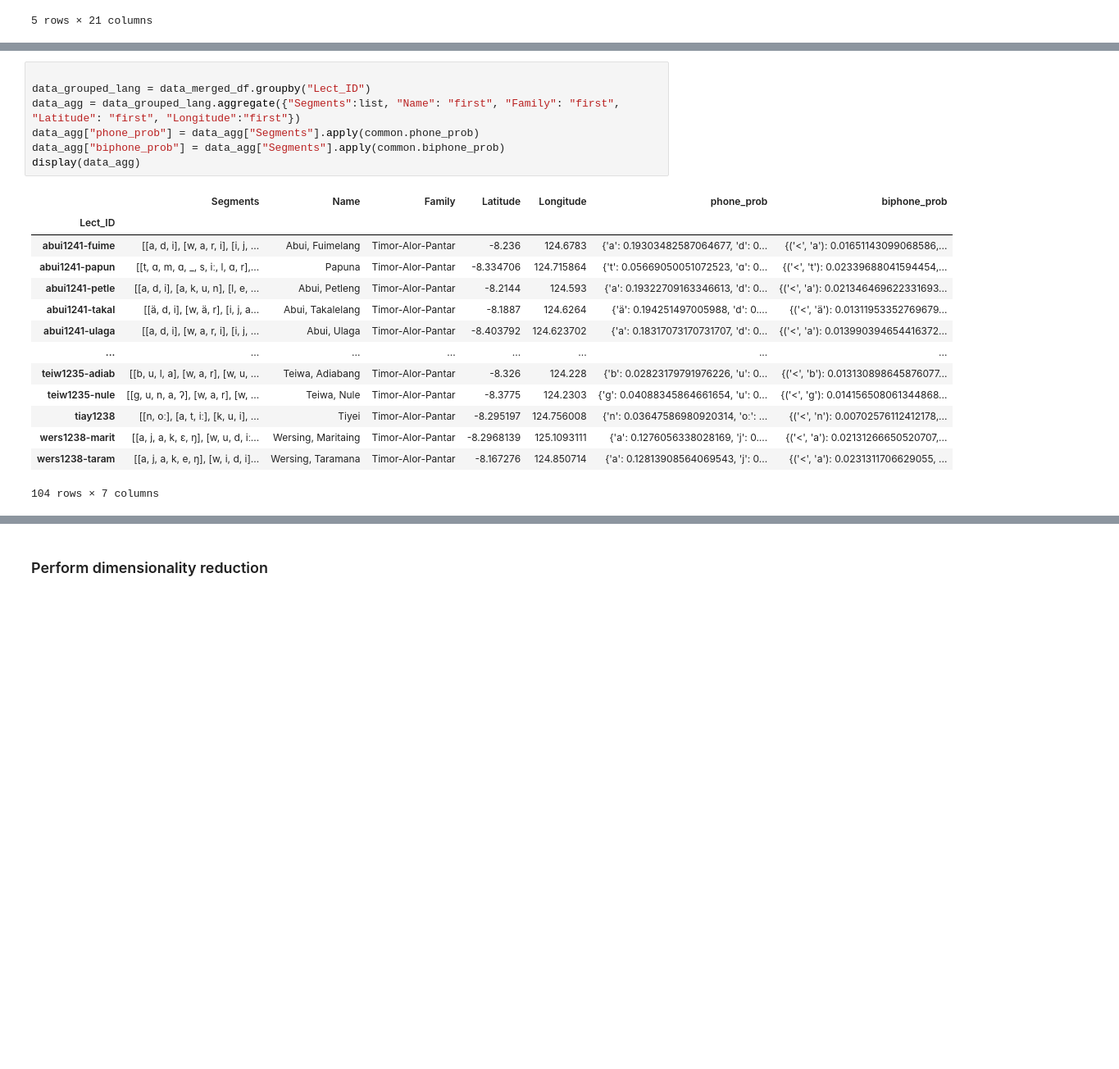
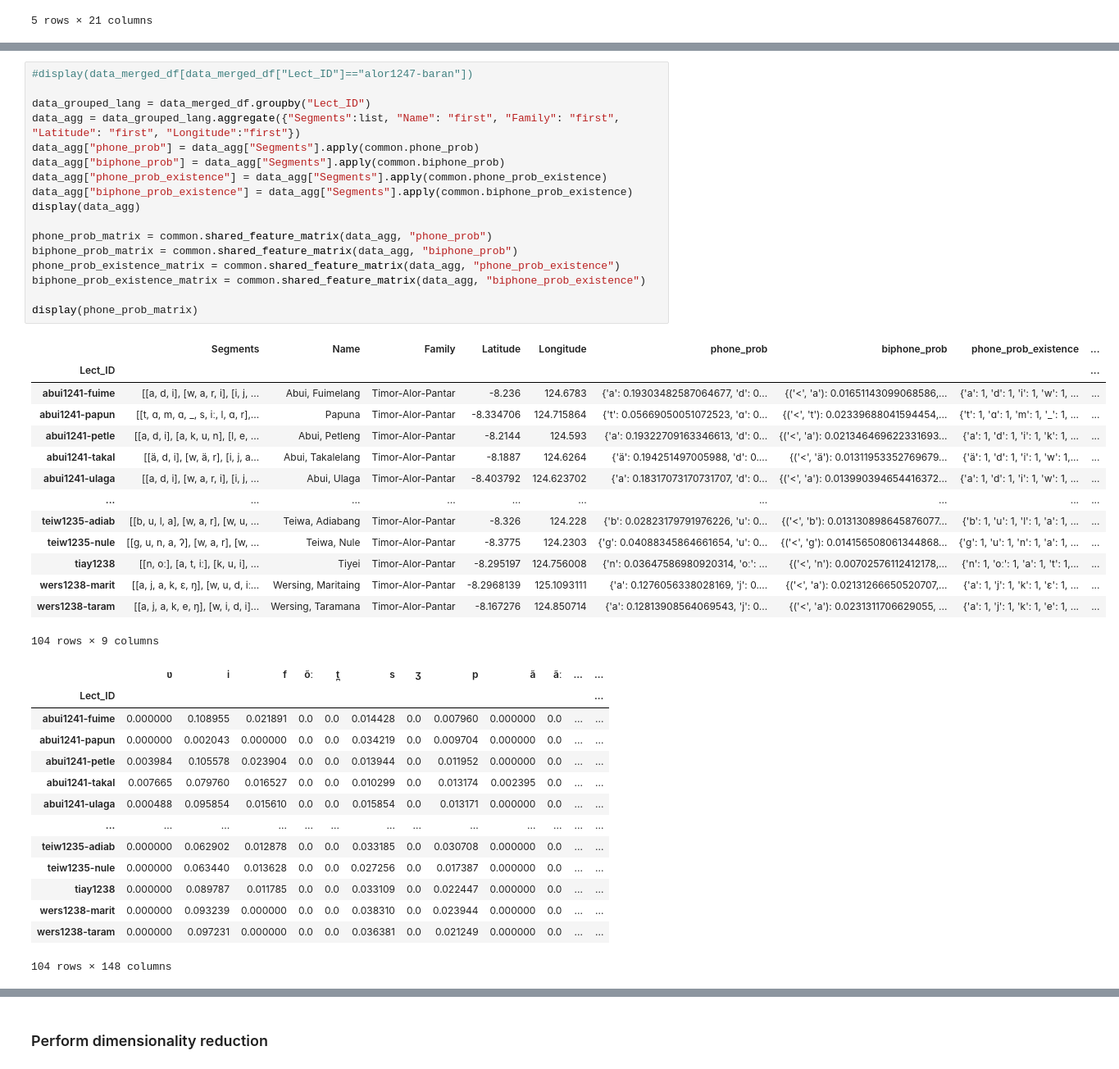
Before and after one commit to peterdekker/agents-intergenerational, a Jupyter notebook: data/compare_phonology.ipynb, the cells around one changed output, grey strips where cells are left out. Shown at 82% size. Saved outputs shown, nothing was run; the diff lists cells and outputs as text; blank space fills up the shorter version.

```diff
--- a/data/compare_phonology.ipynb
+++ b/data/compare_phonology.ipynb
@@ -60,22 +60,46 @@ display(data_merged_df.head())
 # %%
+#display(data_merged_df[data_merged_df["Lect_ID"]=="alor1247-baran"])
 
 data_grouped_lang = data_merged_df.groupby("Lect_ID")
 data_agg = data_grouped_lang.aggregate({"Segments":list, "Name": "first", "Family": "first", "Latitude": "first", "Longitude":"first"})
 data_agg["phone_prob"] = data_agg["Segments"].apply(common.phone_prob)
 data_agg["biphone_prob"] = data_agg["Segments"].apply(common.biphone_prob)
+data_agg["phone_prob_existence"] = data_agg["Segments"].apply(common.phone_prob_existence)
+data_agg["biphone_prob_existence"] = data_agg["Segments"].apply(common.biphone_prob_existence)
 display(data_agg)
+
+phone_prob_matrix = common.shared_feature_matrix(data_agg, "phone_prob")
+biphone_prob_matrix = common.shared_feature_matrix(data_agg, "biphone_prob")
+phone_prob_existence_matrix = common.shared_feature_matrix(data_agg, "phone_prob_existence")
+biphone_prob_existence_matrix = common.shared_feature_matrix(data_agg, "biphone_prob_existence")
+
+display(phone_prob_matrix)
 # %% [output]
-|  | Segments | Name | Family | Latitude | Longitude | phone_prob | biphone_prob |
-| Lect_ID |  |  |  |  |  |  |  |
-| abui1241-fuime | [[a, d, i], [w, a, r, i], [i, j, ... | Abui, Fuimelang | Timor-Alor-Pantar | -8.236 | 124.6783 | {'a': 0.19303482587064677, 'd': 0... | {('<', 'a'): 0.01651143099068586,... |
-| abui1241-papun | [[t, ɑ, m, ɑ, _, s, iː, l, ɑ, r],... | Papuna | Timor-Alor-Pantar | -8.334706 | 124.715864 | {'t': 0.05669050051072523, 'ɑ': 0... | {('<', 't'): 0.02339688041594454,... |
-| abui1241-petle | [[a, d, i], [a, k, u, n], [l, e, ... | Abui, Petleng | Timor-Alor-Pantar | -8.2144 | 124.593 | {'a': 0.19322709163346613, 'd': 0... | {('<', 'a'): 0.021346469622331693... |
-| abui1241-takal | [[ä, d, i], [w, ä, r], [i, j, a... | Abui, Takalelang | Timor-Alor-Pantar | -8.1887 | 124.6264 | {'ä': 0.194251497005988, 'd': 0.... | {('<', 'ä'): 0.01311953352769679... |
-| abui1241-ulaga | [[a, d, i], [w, a, r, i], [i, j, ... | Abui, Ulaga | Timor-Alor-Pantar | -8.403792 | 124.623702 | {'a': 0.18317073170731707, 'd': 0... | {('<', 'a'): 0.013990394654416372... |
-| ... | ... | ... | ... | ... | ... | ... | ... |
-| teiw1235-adiab | [[b, u, l, a], [w, a, r], [w, u, ... | Teiwa, Adiabang | Timor-Alor-Pantar | -8.326 | 124.228 | {'b': 0.02823179791976226, 'u': 0... | {('<', 'b'): 0.013130898645876077... |
-| teiw1235-nule | [[g, u, n, a, ʔ], [w, a, r], [w, ... | Teiwa, Nule | Timor-Alor-Pantar | -8.3775 | 124.2303 | {'g': 0.04088345864661654, 'u': 0... | {('<', 'g'): 0.014156508061344868... |
-| tiay1238 | [[n, oː], [a, t, iː], [k, u, i], ... | Tiyei | Timor-Alor-Pantar | -8.295197 | 124.756008 | {'n': 0.03647586980920314, 'oː': ... | {('<', 'n'): 0.00702576112412178,... |
-| wers1238-marit | [[a, j, a, k, ɛ, ŋ], [w, u, d, iː... | Wersing, Maritaing | Timor-Alor-Pantar | -8.2968139 | 125.1093111 | {'a': 0.1276056338028169, 'j': 0.... | {('<', 'a'): 0.02131266650520707,... |
-| wers1238-taram | [[a, j, a, k, e, ŋ], [w, i, d, i]... | Wersing, Taramana | Timor-Alor-Pantar | -8.167276 | 124.850714 | {'a': 0.12813908564069543, 'j': 0... | {('<', 'a'): 0.0231311706629055, ... |
+|  | Segments | Name | Family | Latitude | Longitude | phone_prob | biphone_prob | phone_prob_existence | ... |
+| Lect_ID |  |  |  |  |  |  |  |  | ... |
+| abui1241-fuime | [[a, d, i], [w, a, r, i], [i, j, ... | Abui, Fuimelang | Timor-Alor-Pantar | -8.236 | 124.6783 | {'a': 0.19303482587064677, 'd': 0... | {('<', 'a'): 0.01651143099068586,... | {'a': 1, 'd': 1, 'i': 1, 'w': 1, ... | ... |
+| abui1241-papun | [[t, ɑ, m, ɑ, _, s, iː, l, ɑ, r],... | Papuna | Timor-Alor-Pantar | -8.334706 | 124.715864 | {'t': 0.05669050051072523, 'ɑ': 0... | {('<', 't'): 0.02339688041594454,... | {'t': 1, 'ɑ': 1, 'm': 1, '_': 1, ... | ... |
+| abui1241-petle | [[a, d, i], [a, k, u, n], [l, e, ... | Abui, Petleng | Timor-Alor-Pantar | -8.2144 | 124.593 | {'a': 0.19322709163346613, 'd': 0... | {('<', 'a'): 0.021346469622331693... | {'a': 1, 'd': 1, 'i': 1, 'k': 1, ... | ... |
+| abui1241-takal | [[ä, d, i], [w, ä, r], [i, j, a... | Abui, Takalelang | Timor-Alor-Pantar | -8.1887 | 124.6264 | {'ä': 0.194251497005988, 'd': 0.... | {('<', 'ä'): 0.01311953352769679... | {'ä': 1, 'd': 1, 'i': 1, 'w': 1,... | ... |
+| abui1241-ulaga | [[a, d, i], [w, a, r, i], [i, j, ... | Abui, Ulaga | Timor-Alor-Pantar | -8.403792 | 124.623702 | {'a': 0.18317073170731707, 'd': 0... | {('<', 'a'): 0.013990394654416372... | {'a': 1, 'd': 1, 'i': 1, 'w': 1, ... | ... |
+| ... | ... | ... | ... | ... | ... | ... | ... | ... | ... |
+| teiw1235-adiab | [[b, u, l, a], [w, a, r], [w, u, ... | Teiwa, Adiabang | Timor-Alor-Pantar | -8.326 | 124.228 | {'b': 0.02823179791976226, 'u': 0... | {('<', 'b'): 0.013130898645876077... | {'b': 1, 'u': 1, 'l': 1, 'a': 1, ... | ... |
+| teiw1235-nule | [[g, u, n, a, ʔ], [w, a, r], [w, ... | Teiwa, Nule | Timor-Alor-Pantar | -8.3775 | 124.2303 | {'g': 0.04088345864661654, 'u': 0... | {('<', 'g'): 0.014156508061344868... | {'g': 1, 'u': 1, 'n': 1, 'a': 1, ... | ... |
+| tiay1238 | [[n, oː], [a, t, iː], [k, u, i], ... | Tiyei | Timor-Alor-Pantar | -8.295197 | 124.756008 | {'n': 0.03647586980920314, 'oː': ... | {('<', 'n'): 0.00702576112412178,... | {'n': 1, 'oː': 1, 'a': 1, 't': 1,... | ... |
+| wers1238-marit | [[a, j, a, k, ɛ, ŋ], [w, u, d, iː... | Wersing, Maritaing | Timor-Alor-Pantar | -8.2968139 | 125.1093111 | {'a': 0.1276056338028169, 'j': 0.... | {('<', 'a'): 0.02131266650520707,... | {'a': 1, 'j': 1, 'k': 1, 'ɛ': 1, ... | ... |
+| wers1238-taram | [[a, j, a, k, e, ŋ], [w, i, d, i]... | Wersing, Taramana | Timor-Alor-Pantar | -8.167276 | 124.850714 | {'a': 0.12813908564069543, 'j': 0... | {('<', 'a'): 0.0231311706629055, ... | {'a': 1, 'j': 1, 'k': 1, 'e': 1, ... | ... |
-104 rows × 7 columns
+104 rows × 9 columns
+|  | ʋ | i | f | õː | t̪ | s | ʒ | p | ã | ãː | ... | ... |
+| Lect_ID |  |  |  |  |  |  |  |  |  |  |  | ... |
+| abui1241-fuime | 0.000000 | 0.108955 | 0.021891 | 0.0 | 0.0 | 0.014428 | 0.0 | 0.007960 | 0.000000 | 0.0 | ... | ... |
+| abui1241-papun | 0.000000 | 0.002043 | 0.000000 | 0.0 | 0.0 | 0.034219 | 0.0 | 0.009704 | 0.000000 | 0.0 | ... | ... |
+| abui1241-petle | 0.003984 | 0.105578 | 0.023904 | 0.0 | 0.0 | 0.013944 | 0.0 | 0.011952 | 0.000000 | 0.0 | ... | ... |
+| abui1241-takal | 0.007665 | 0.079760 | 0.016527 | 0.0 | 0.0 | 0.010299 | 0.0 | 0.013174 | 0.002395 | 0.0 | ... | ... |
+| abui1241-ulaga | 0.000488 | 0.095854 | 0.015610 | 0.0 | 0.0 | 0.015854 | 0.0 | 0.013171 | 0.000000 | 0.0 | ... | ... |
+| ... | ... | ... | ... | ... | ... | ... | ... | ... | ... | ... | ... | ... |
+| teiw1235-adiab | 0.000000 | 0.062902 | 0.012878 | 0.0 | 0.0 | 0.033185 | 0.0 | 0.030708 | 0.000000 | 0.0 | ... | ... |
+| teiw1235-nule | 0.000000 | 0.063440 | 0.013628 | 0.0 | 0.0 | 0.027256 | 0.0 | 0.017387 | 0.000000 | 0.0 | ... | ... |
+| tiay1238 | 0.000000 | 0.089787 | 0.011785 | 0.0 | 0.0 | 0.033109 | 0.0 | 0.022447 | 0.000000 | 0.0 | ... | ... |
+| wers1238-marit | 0.000000 | 0.093239 | 0.000000 | 0.0 | 0.0 | 0.038310 | 0.0 | 0.023944 | 0.000000 | 0.0 | ... | ... |
+| wers1238-taram | 0.000000 | 0.097231 | 0.000000 | 0.0 | 0.0 | 0.036381 | 0.0 | 0.021249 | 0.000000 | 0.0 | ... | ... |
+104 rows × 148 columns
```
Also changed, not shown: parts of 4 cells of this notebook.
